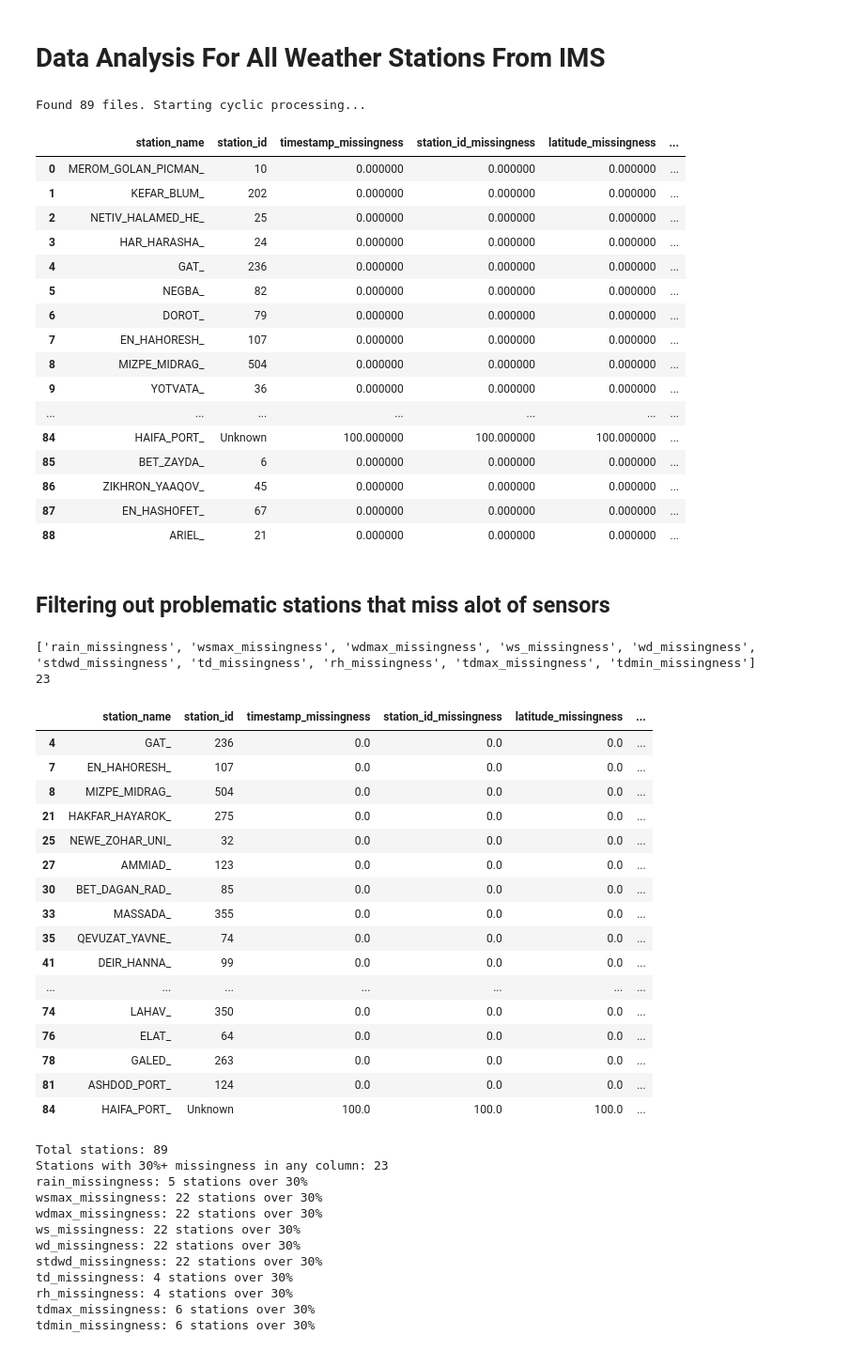
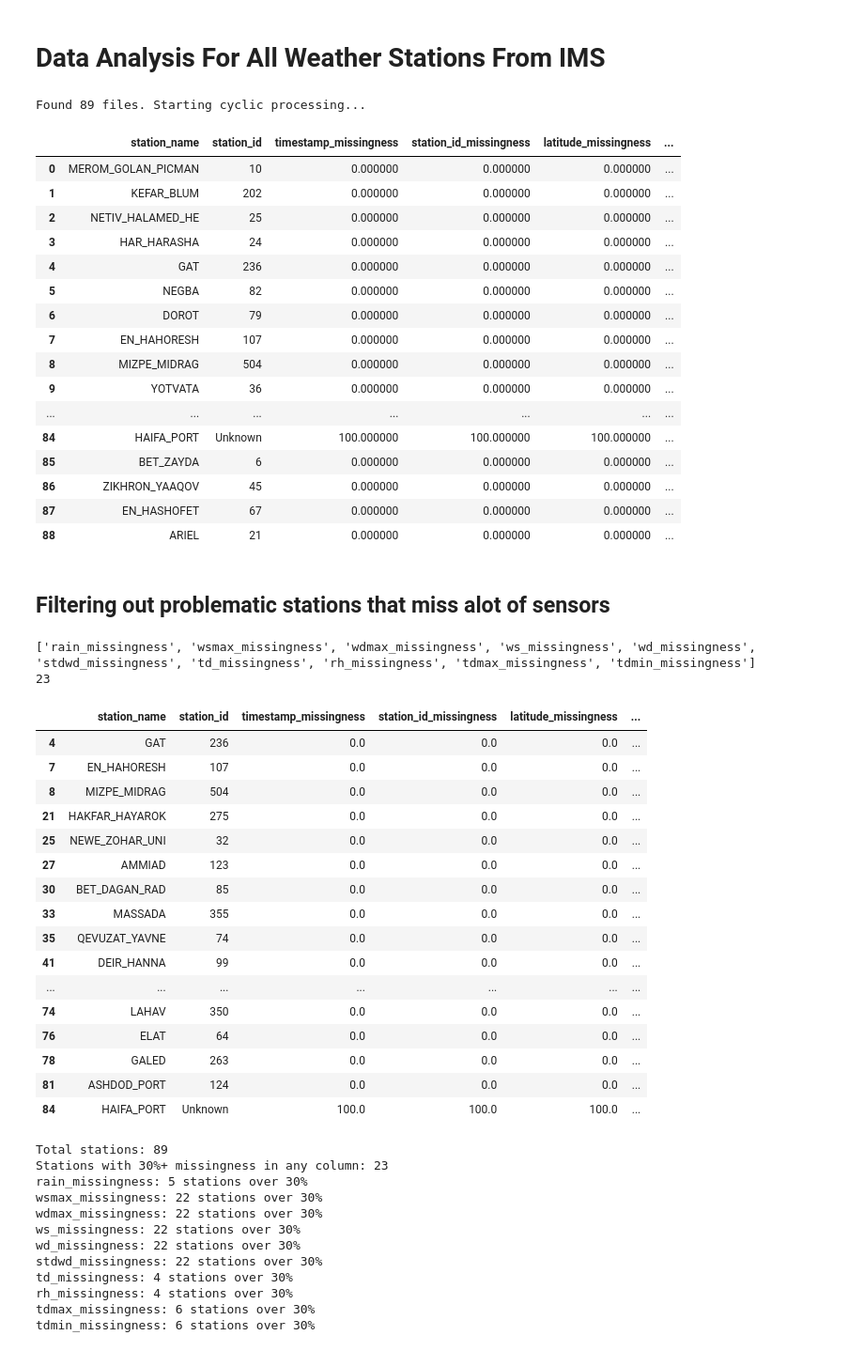
Before and after one commit to jadosh123/SparseData-AI-Precipitation-Forecasting, a Jupyter notebook: src/weather_engine/data_inspection.ipynb, the cells around one changed output. Shown at 94% size. Saved outputs shown, nothing was run; the diff lists cells and outputs as text; code cells hidden in the pictures.

```diff
--- a/src/weather_engine/data_inspection.ipynb
+++ b/src/weather_engine/data_inspection.ipynb
@@ -11,7 +11,7 @@ def get_missingness_report(df: pd.DataFrame, file_path: Path):
     """
     feature_cols = df.columns.tolist()
 
-    station_name = Path(file_path).stem.split("2020-2026")[0]
+    station_name = Path(file_path).stem.split("_2020-2026")[0]
 
     if not df.empty:
         station_id = df['station_id'].iloc[0]
@@ -44,49 +44,51 @@ print(f"Found {len(csv_files)} files. Starting cyclic processing...")
 for file_path in csv_files:
     current_df = pd.read_csv(file_path)
 
     station_report = get_missingness_report(current_df, file_path)
     missingness_results.append(station_report)
 
     if not current_df.empty and 'latitude' in current_df.columns:
         first_valid = current_df[['station_id', 'latitude', 'longitude']].dropna().iloc[:1]
+        first_valid['station_name'] = Path(file_path).stem.split("_2020-2026")[0]
         if not first_valid.empty:
             coords_list.append(first_valid.iloc[0].to_dict())
 
     del current_df
 
 final_report_df = pd.DataFrame(missingness_results)
 station_coords_df = pd.DataFrame(coords_list).astype({'station_id': str})
+
 
 missingness_cols = [c for c in final_report_df.columns if c.endswith('_missingness')]
 
 with pd.option_context('display.max_rows', None, 'display.max_columns', None):
     styled_df = final_report_df.style.background_gradient(
         cmap='RdYlGn_r',
         subset=missingness_cols,
         vmin=0,
         vmax=100
     )
 
     display(styled_df)
 # %% [output]
 Found 89 files. Starting cyclic processing...
 |  | station_name | station_id | timestamp_missingness | station_id_missingness | latitude_missingness | ... |
-| 0 | MEROM_GOLAN_PICMAN_ | 10 | 0.000000 | 0.000000 | 0.000000 | ... |
-| 1 | KEFAR_BLUM_ | 202 | 0.000000 | 0.000000 | 0.000000 | ... |
-| 2 | NETIV_HALAMED_HE_ | 25 | 0.000000 | 0.000000 | 0.000000 | ... |
-| 3 | HAR_HARASHA_ | 24 | 0.000000 | 0.000000 | 0.000000 | ... |
-| 4 | GAT_ | 236 | 0.000000 | 0.000000 | 0.000000 | ... |
-| 5 | NEGBA_ | 82 | 0.000000 | 0.000000 | 0.000000 | ... |
-| 6 | DOROT_ | 79 | 0.000000 | 0.000000 | 0.000000 | ... |
-| 7 | EN_HAHORESH_ | 107 | 0.000000 | 0.000000 | 0.000000 | ... |
-| 8 | MIZPE_MIDRAG_ | 504 | 0.000000 | 0.000000 | 0.000000 | ... |
-| 9 | YOTVATA_ | 36 | 0.000000 | 0.000000 | 0.000000 | ... |
+| 0 | MEROM_GOLAN_PICMAN | 10 | 0.000000 | 0.000000 | 0.000000 | ... |
+| 1 | KEFAR_BLUM | 202 | 0.000000 | 0.000000 | 0.000000 | ... |
+| 2 | NETIV_HALAMED_HE | 25 | 0.000000 | 0.000000 | 0.000000 | ... |
+| 3 | HAR_HARASHA | 24 | 0.000000 | 0.000000 | 0.000000 | ... |
+| 4 | GAT | 236 | 0.000000 | 0.000000 | 0.000000 | ... |
+| 5 | NEGBA | 82 | 0.000000 | 0.000000 | 0.000000 | ... |
+| 6 | DOROT | 79 | 0.000000 | 0.000000 | 0.000000 | ... |
+| 7 | EN_HAHORESH | 107 | 0.000000 | 0.000000 | 0.000000 | ... |
+| 8 | MIZPE_MIDRAG | 504 | 0.000000 | 0.000000 | 0.000000 | ... |
+| 9 | YOTVATA | 36 | 0.000000 | 0.000000 | 0.000000 | ... |
 | ... | ... | ... | ... | ... | ... | ... |
-| 84 | HAIFA_PORT_ | Unknown | 100.000000 | 100.000000 | 100.000000 | ... |
-| 85 | BET_ZAYDA_ | 6 | 0.000000 | 0.000000 | 0.000000 | ... |
-| 86 | ZIKHRON_YAAQOV_ | 45 | 0.000000 | 0.000000 | 0.000000 | ... |
-| 87 | EN_HASHOFET_ | 67 | 0.000000 | 0.000000 | 0.000000 | ... |
-| 88 | ARIEL_ | 21 | 0.000000 | 0.000000 | 0.000000 | ... |
+| 84 | HAIFA_PORT | Unknown | 100.000000 | 100.000000 | 100.000000 | ... |
+| 85 | BET_ZAYDA | 6 | 0.000000 | 0.000000 | 0.000000 | ... |
+| 86 | ZIKHRON_YAAQOV | 45 | 0.000000 | 0.000000 | 0.000000 | ... |
+| 87 | EN_HASHOFET | 67 | 0.000000 | 0.000000 | 0.000000 | ... |
+| 88 | ARIEL | 21 | 0.000000 | 0.000000 | 0.000000 | ... |
 # %% [markdown]
 ## Filtering out problematic stations that miss alot of sensors
 # %%
@@ -116,22 +118,22 @@ df_bad_stations
 ['rain_missingness', 'wsmax_missingness', 'wdmax_missingness', 'ws_missingness', 'wd_missingness', 'stdwd_missingness', 'td_missingness', 'rh_missingness', 'tdmax_missingness', 'tdmin_missingness']
 23
 |  | station_name | station_id | timestamp_missingness | station_id_missingness | latitude_missingness | ... |
-| 4 | GAT_ | 236 | 0.0 | 0.0 | 0.0 | ... |
-| 7 | EN_HAHORESH_ | 107 | 0.0 | 0.0 | 0.0 | ... |
-| 8 | MIZPE_MIDRAG_ | 504 | 0.0 | 0.0 | 0.0 | ... |
-| 21 | HAKFAR_HAYAROK_ | 275 | 0.0 | 0.0 | 0.0 | ... |
-| 25 | NEWE_ZOHAR_UNI_ | 32 | 0.0 | 0.0 | 0.0 | ... |
-| 27 | AMMIAD_ | 123 | 0.0 | 0.0 | 0.0 | ... |
-| 30 | BET_DAGAN_RAD_ | 85 | 0.0 | 0.0 | 0.0 | ... |
-| 33 | MASSADA_ | 355 | 0.0 | 0.0 | 0.0 | ... |
-| 35 | QEVUZAT_YAVNE_ | 74 | 0.0 | 0.0 | 0.0 | ... |
-| 41 | DEIR_HANNA_ | 99 | 0.0 | 0.0 | 0.0 | ... |
+| 4 | GAT | 236 | 0.0 | 0.0 | 0.0 | ... |
+| 7 | EN_HAHORESH | 107 | 0.0 | 0.0 | 0.0 | ... |
+| 8 | MIZPE_MIDRAG | 504 | 0.0 | 0.0 | 0.0 | ... |
+| 21 | HAKFAR_HAYAROK | 275 | 0.0 | 0.0 | 0.0 | ... |
+| 25 | NEWE_ZOHAR_UNI | 32 | 0.0 | 0.0 | 0.0 | ... |
+| 27 | AMMIAD | 123 | 0.0 | 0.0 | 0.0 | ... |
+| 30 | BET_DAGAN_RAD | 85 | 0.0 | 0.0 | 0.0 | ... |
+| 33 | MASSADA | 355 | 0.0 | 0.0 | 0.0 | ... |
+| 35 | QEVUZAT_YAVNE | 74 | 0.0 | 0.0 | 0.0 | ... |
+| 41 | DEIR_HANNA | 99 | 0.0 | 0.0 | 0.0 | ... |
 | ... | ... | ... | ... | ... | ... | ... |
-| 74 | LAHAV_ | 350 | 0.0 | 0.0 | 0.0 | ... |
-| 76 | ELAT_ | 64 | 0.0 | 0.0 | 0.0 | ... |
-| 78 | GALED_ | 263 | 0.0 | 0.0 | 0.0 | ... |
-| 81 | ASHDOD_PORT_ | 124 | 0.0 | 0.0 | 0.0 | ... |
-| 84 | HAIFA_PORT_ | Unknown | 100.0 | 100.0 | 100.0 | ... |
+| 74 | LAHAV | 350 | 0.0 | 0.0 | 0.0 | ... |
+| 76 | ELAT | 64 | 0.0 | 0.0 | 0.0 | ... |
+| 78 | GALED | 263 | 0.0 | 0.0 | 0.0 | ... |
+| 81 | ASHDOD_PORT | 124 | 0.0 | 0.0 | 0.0 | ... |
+| 84 | HAIFA_PORT | Unknown | 100.0 | 100.0 | 100.0 | ... |
 # %%
 # How many stations have ANY column over 30%?
 print(f"Total stations: {len(final_report_df)}")
```
Also changed, not shown: parts of 4 cells of this notebook, 1 other file.
